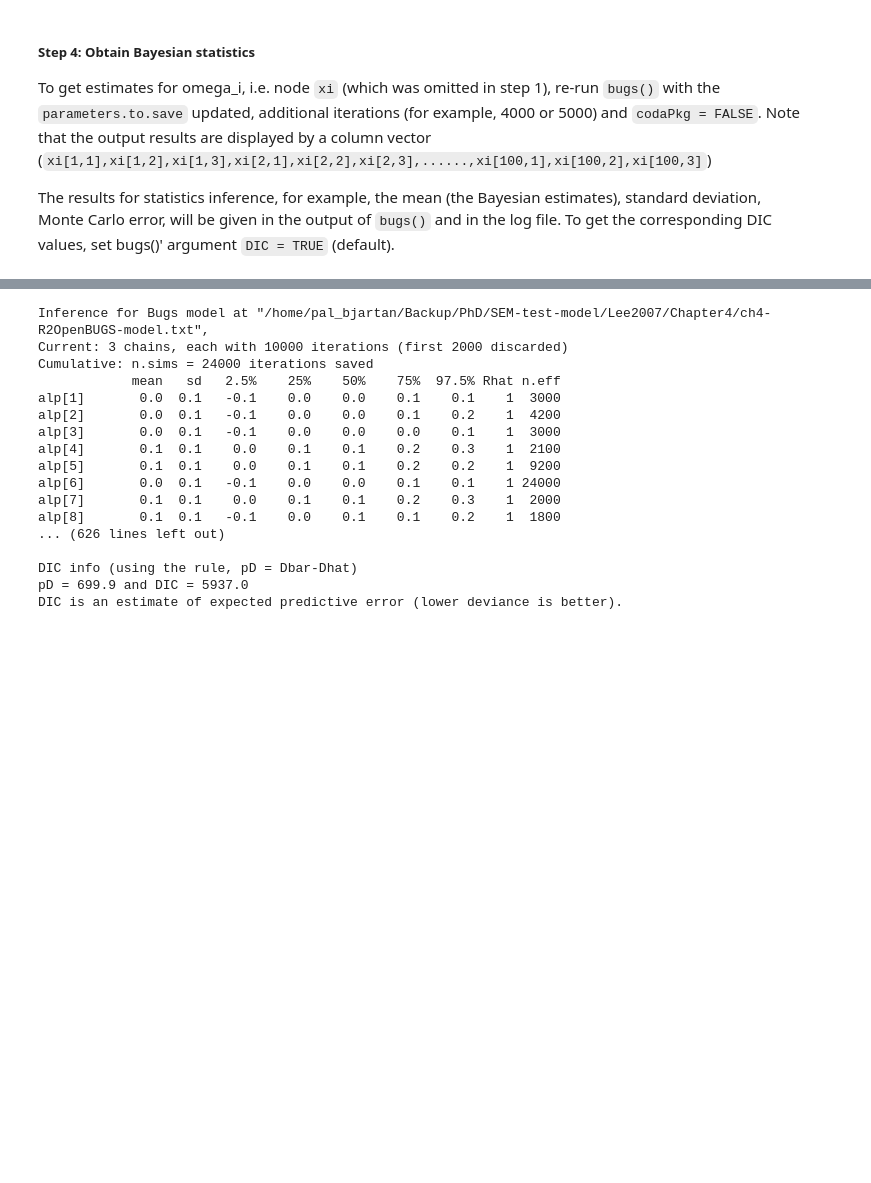
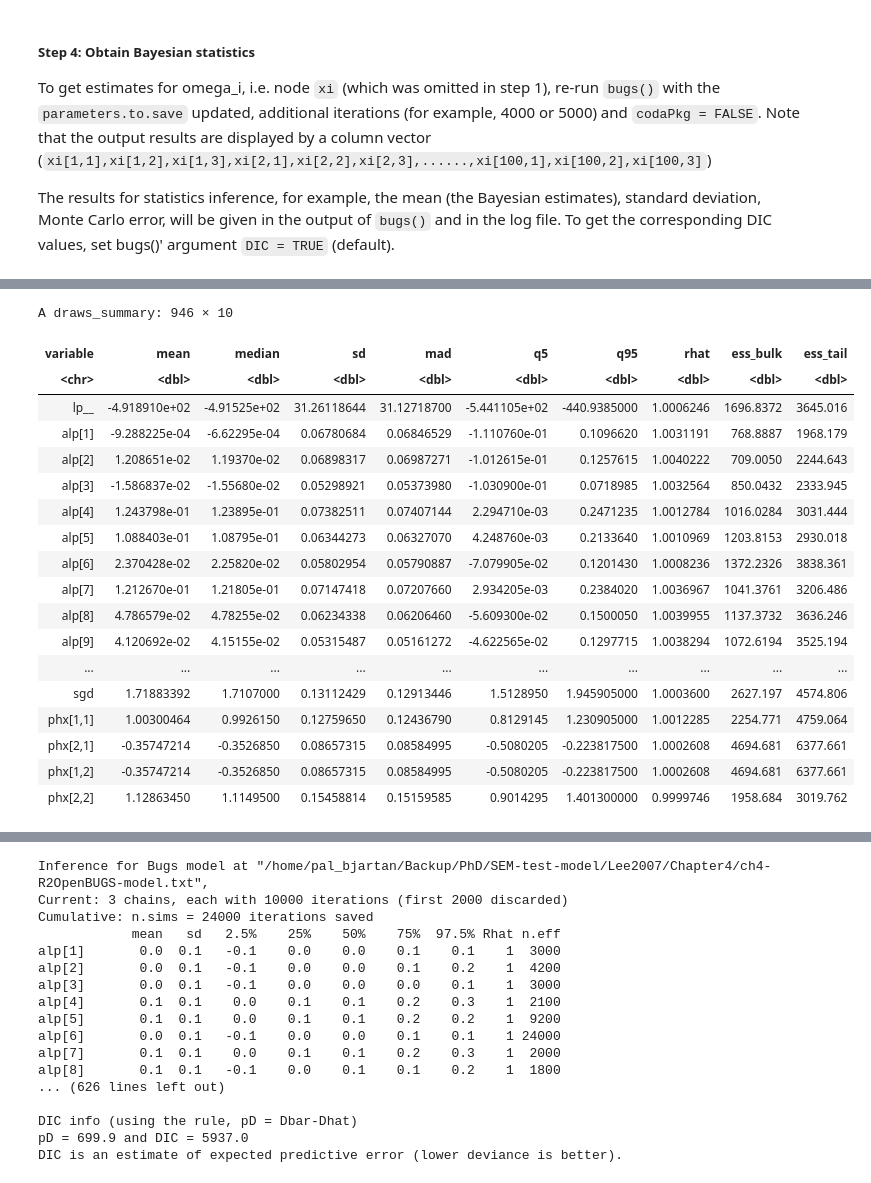
Before and after one commit to pehkawn/Lee2007, a Jupyter notebook: Chapter4/ch4-cmdstanr-codes.ipynb, the cells around one changed output, grey strips where cells are left out. Drawn from its saved outputs; the diff is of its cells as text; code cells hidden in the pictures; blank space fills up the shorter version.

```diff
--- a/Chapter4/ch4-cmdstanr-codes.ipynb
+++ b/Chapter4/ch4-cmdstanr-codes.ipynb
@@ -311,0 +352,22 @@ The results for statistics inference, for example, the mean (the Bayesian estima
+# %%
+fit$summary()
+# %% [output]
+A draws_summary: 946 × 10
+| variable | mean | median | sd | mad | q5 | q95 | rhat | ess_bulk | ess_tail |
+| <chr> | <dbl> | <dbl> | <dbl> | <dbl> | <dbl> | <dbl> | <dbl> | <dbl> | <dbl> |
+| lp__ | -4.918910e+02 | -4.91525e+02 | 31.26118644 | 31.12718700 | -5.441105e+02 | -440.9385000 | 1.0006246 | 1696.8372 | 3645.016 |
+| alp[1] | -9.288225e-04 | -6.62295e-04 | 0.06780684 | 0.06846529 | -1.110760e-01 | 0.1096620 | 1.0031191 | 768.8887 | 1968.179 |
+| alp[2] | 1.208651e-02 | 1.19370e-02 | 0.06898317 | 0.06987271 | -1.012615e-01 | 0.1257615 | 1.0040222 | 709.0050 | 2244.643 |
+| alp[3] | -1.586837e-02 | -1.55680e-02 | 0.05298921 | 0.05373980 | -1.030900e-01 | 0.0718985 | 1.0032564 | 850.0432 | 2333.945 |
+| alp[4] | 1.243798e-01 | 1.23895e-01 | 0.07382511 | 0.07407144 | 2.294710e-03 | 0.2471235 | 1.0012784 | 1016.0284 | 3031.444 |
+| alp[5] | 1.088403e-01 | 1.08795e-01 | 0.06344273 | 0.06327070 | 4.248760e-03 | 0.2133640 | 1.0010969 | 1203.8153 | 2930.018 |
+| alp[6] | 2.370428e-02 | 2.25820e-02 | 0.05802954 | 0.05790887 | -7.079905e-02 | 0.1201430 | 1.0008236 | 1372.2326 | 3838.361 |
+| alp[7] | 1.212670e-01 | 1.21805e-01 | 0.07147418 | 0.07207660 | 2.934205e-03 | 0.2384020 | 1.0036967 | 1041.3761 | 3206.486 |
+| alp[8] | 4.786579e-02 | 4.78255e-02 | 0.06234338 | 0.06206460 | -5.609300e-02 | 0.1500050 | 1.0039955 | 1137.3732 | 3636.246 |
+| alp[9] | 4.120692e-02 | 4.15155e-02 | 0.05315487 | 0.05161272 | -4.622565e-02 | 0.1297715 | 1.0038294 | 1072.6194 | 3525.194 |
+| ... | ... | ... | ... | ... | ... | ... | ... | ... | ... |
+| sgd | 1.71883392 | 1.7107000 | 0.13112429 | 0.12913446 | 1.5128950 | 1.945905000 | 1.0003600 | 2627.197 | 4574.806 |
+| phx[1,1] | 1.00300464 | 0.9926150 | 0.12759650 | 0.12436790 | 0.8129145 | 1.230905000 | 1.0012285 | 2254.771 | 4759.064 |
+| phx[2,1] | -0.35747214 | -0.3526850 | 0.08657315 | 0.08584995 | -0.5080205 | -0.223817500 | 1.0002608 | 4694.681 | 6377.661 |
+| phx[1,2] | -0.35747214 | -0.3526850 | 0.08657315 | 0.08584995 | -0.5080205 | -0.223817500 | 1.0002608 | 4694.681 | 6377.661 |
+| phx[2,2] | 1.12863450 | 1.1149500 | 0.15458814 | 0.15159585 | 0.9014295 | 1.401300000 | 0.9999746 | 1958.684 | 3019.762 |
```
Also changed, not shown: parts of 31 cells of this notebook, 4 other files.
